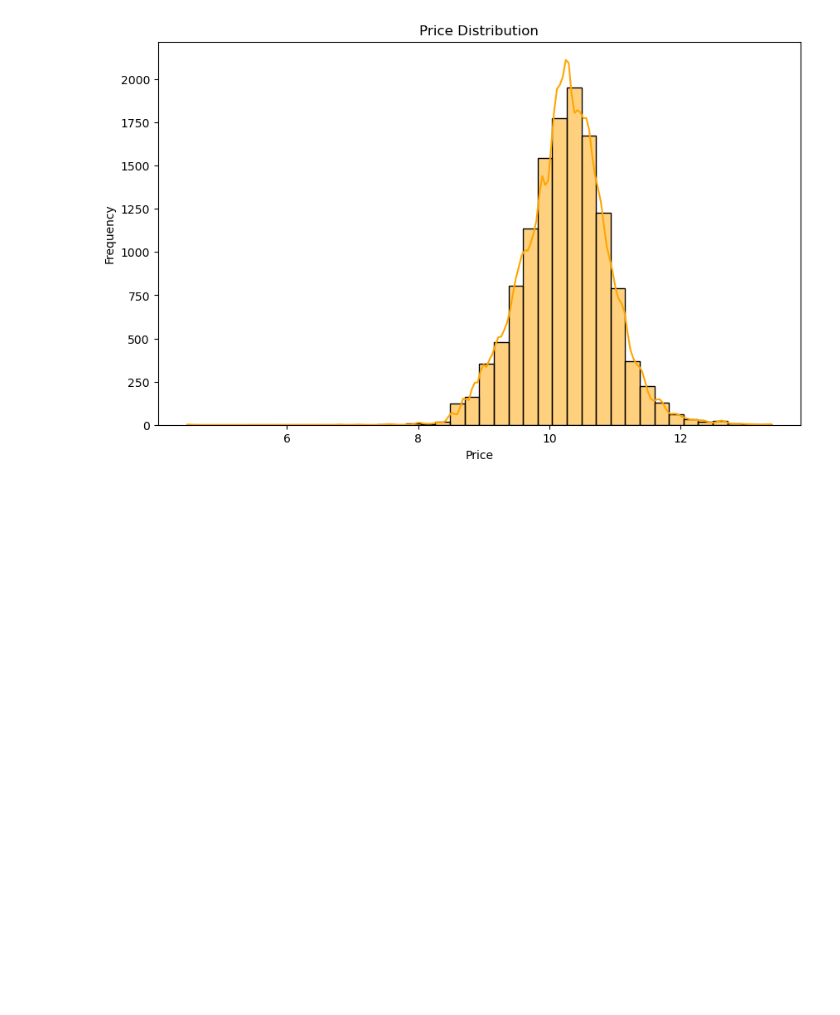
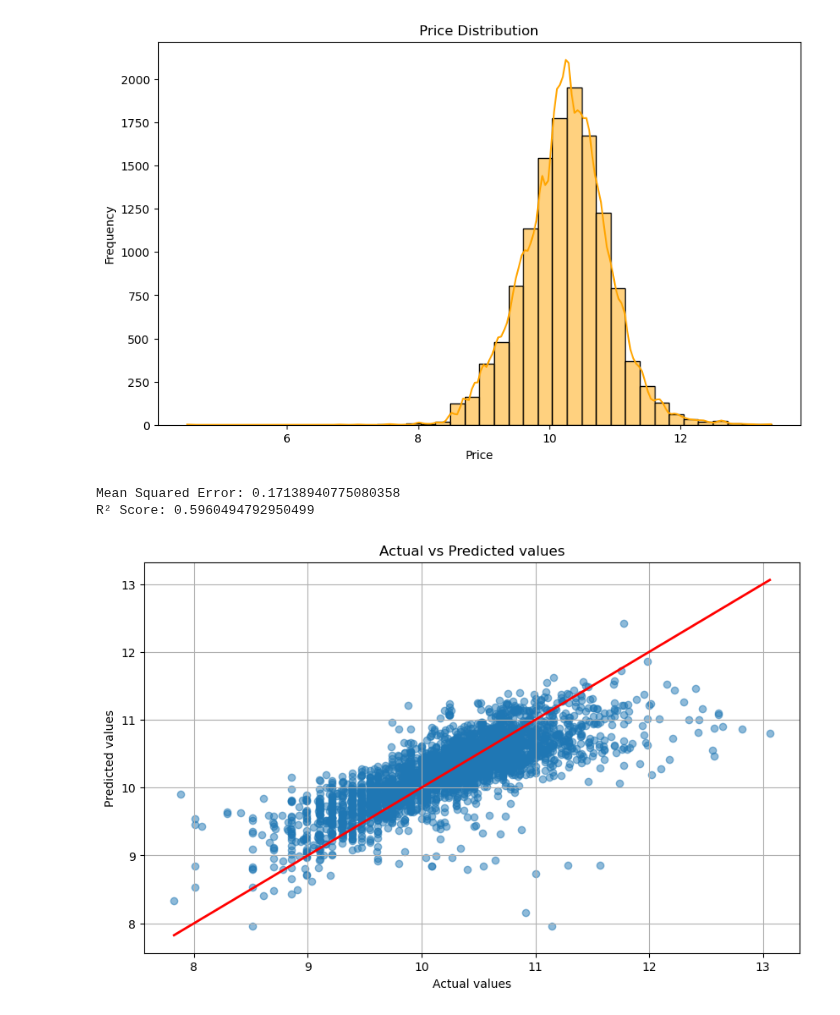
Before and after one commit to YukiTheKilla/math_statistics, a Jupyter notebook: Тема 4. Линейная регрессия/main.ipynb, the cells around one changed output. Cells and saved outputs as stored; diff of their text form; code cells hidden in the pictures; blank space fills up the shorter version.

```diff
--- a/Тема 4. Линейная регрессия/main.ipynb
+++ b/Тема 4. Линейная регрессия/main.ipynb
@@ -955,3 +1199,32 @@ plt.show()
 # %% [output]
 [figure]
 [figure]
+# %%
+
+X_final = X_final.drop(['const'], axis=1)
+X_test = X_test.drop(['CylindersinEngine', 'Seats'], axis=1)
+# %%
+model = LinearRegression()
+model.fit(X_final, y_train)
+# Making predictions
+y_pred = model.predict(X_test)
+
+mse = mean_squared_error(y_test, y_pred)
+r2 = r2_score(y_test, y_pred)
+
+print(f'Mean Squared Error: {mse}')
+print(f'R² Score: {r2}')
+
+# Visualizing the predictions vs actual values (optional)
+plt.figure(figsize=(10, 6))
+plt.scatter(y_test, y_pred, alpha=0.5)
+plt.plot([y_test.min(), y_test.max()], [y_test.min(), y_test.max()], color='red', lw=2)  # Diagonal line
+plt.xlabel('Actual values')
+plt.ylabel('Predicted values')
+plt.title('Actual vs Predicted values')
+plt.grid()
+plt.show()
+# %% [output]
+Mean Squared Error: 0.17138940775080358
+R² Score: 0.5960494792950499
+[figure, added]
```
Also changed, not shown: parts of 24 cells of this notebook, 10 other files.
